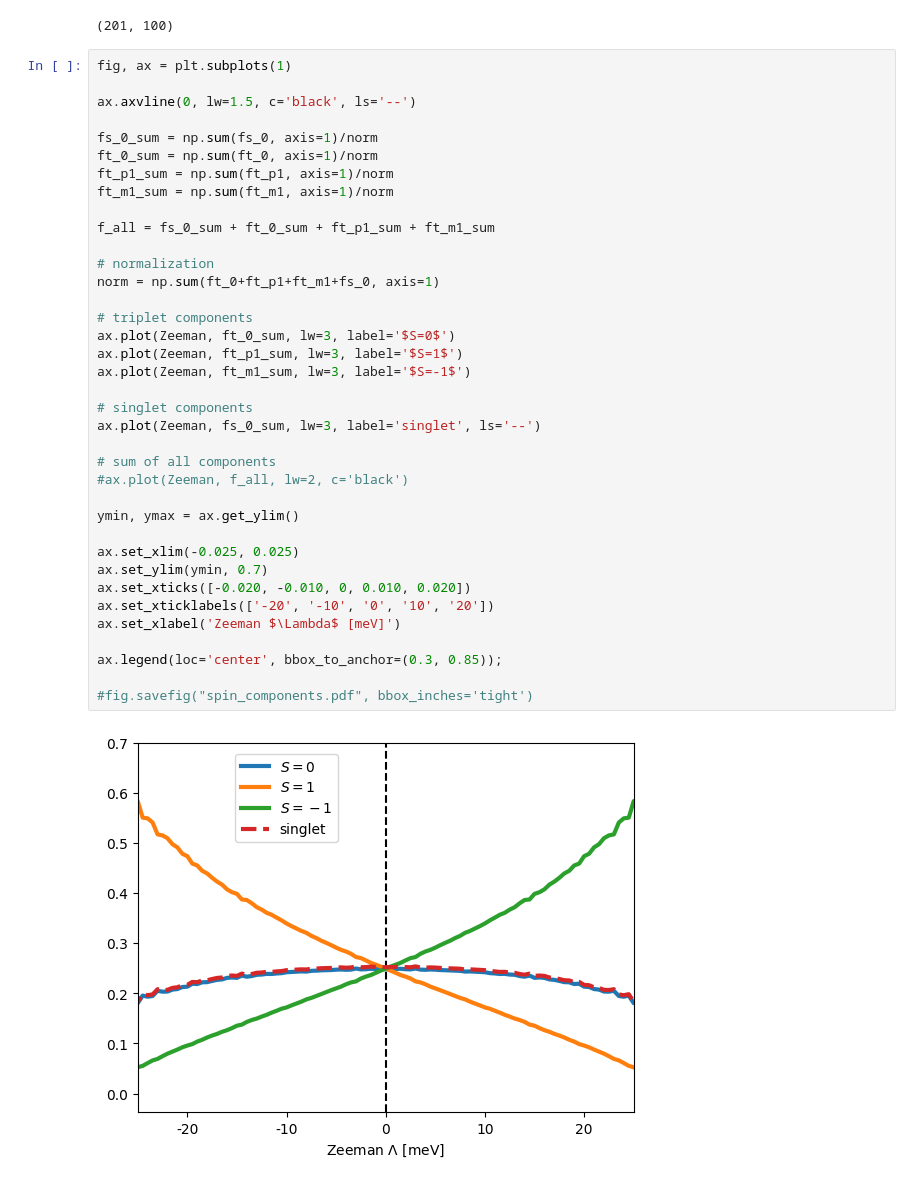
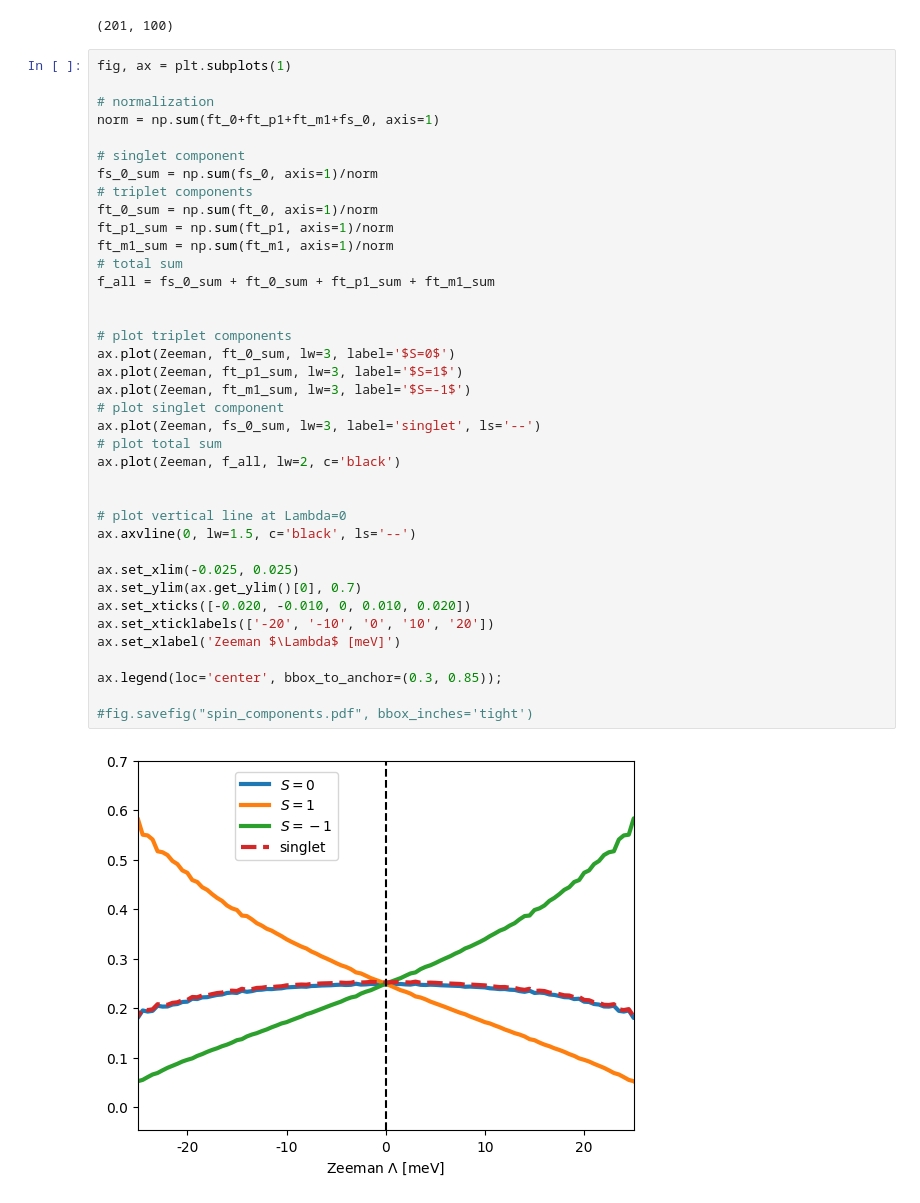
Before and after one commit to danidimic/MTI_SC_Gorkov, a Jupyter notebook: Pairing_Effective_Model.ipynb, the cells around one changed output. Saved outputs shown, nothing was run; the diff lists cells and outputs as text.

```diff
--- a/Pairing_Effective_Model.ipynb
+++ b/Pairing_Effective_Model.ipynb
@@ -479,40 +453,41 @@ print(fs_0.shape)
 (201, 100)
 # %%
 fig, ax = plt.subplots(1)
-
-ax.axvline(0, lw=1.5, c='black', ls='--')
-
-fs_0_sum = np.sum(fs_0, axis=1)/norm
-ft_0_sum = np.sum(ft_0, axis=1)/norm
-ft_p1_sum = np.sum(ft_p1, axis=1)/norm
-ft_m1_sum = np.sum(ft_m1, axis=1)/norm
-
-f_all = fs_0_sum + ft_0_sum + ft_p1_sum + ft_m1_sum
 
 # normalization
 norm = np.sum(ft_0+ft_p1+ft_m1+fs_0, axis=1)
 
+# singlet component
+fs_0_sum = np.sum(fs_0, axis=1)/norm
 # triplet components
+ft_0_sum = np.sum(ft_0, axis=1)/norm
+ft_p1_sum = np.sum(ft_p1, axis=1)/norm
+ft_m1_sum = np.sum(ft_m1, axis=1)/norm
+# total sum
+f_all = fs_0_sum + ft_0_sum + ft_p1_sum + ft_m1_sum
+
+
+# plot triplet components
 ax.plot(Zeeman, ft_0_sum, lw=3, label='$S=0$')
 ax.plot(Zeeman, ft_p1_sum, lw=3, label='$S=1$')
 ax.plot(Zeeman, ft_m1_sum, lw=3, label='$S=-1$')
+# plot singlet component
+ax.plot(Zeeman, fs_0_sum, lw=3, label='singlet', ls='--')
+# plot total sum
+ax.plot(Zeeman, f_all, lw=2, c='black')
 
-# singlet components
-ax.plot(Zeeman, fs_0_sum, lw=3, label='singlet', ls='--')
 
-# sum of all components
-#ax.plot(Zeeman, f_all, lw=2, c='black')
-
-ymin, ymax = ax.get_ylim()
+# plot vertical line at Lambda=0
+ax.axvline(0, lw=1.5, c='black', ls='--')
 
 ax.set_xlim(-0.025, 0.025)
-ax.set_ylim(ymin, 0.7)
+ax.set_ylim(ax.get_ylim()[0], 0.7)
 ax.set_xticks([-0.020, -0.010, 0, 0.010, 0.020])
 ax.set_xticklabels(['-20', '-10', '0', '10', '20'])
 ax.set_xlabel('Zeeman $\Lambda$ [meV]')
 
 ax.legend(loc='center', bbox_to_anchor=(0.3, 0.85));
 
 #fig.savefig("spin_components.pdf", bbox_inches='tight')
 # %% [output]
-[figure, old version]
+[figure, new version]
```
Also changed, not shown: parts of 20 cells of this notebook, 10 other files.
